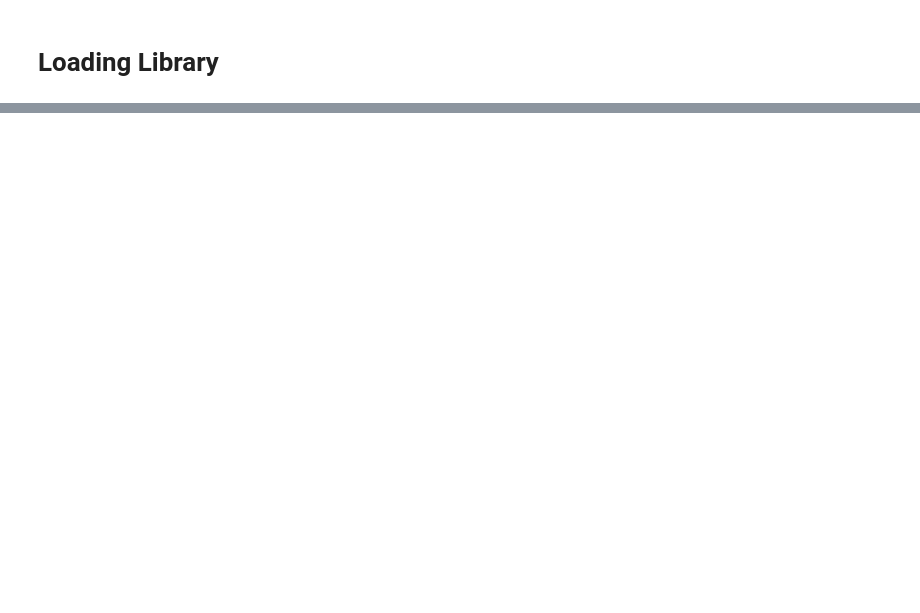
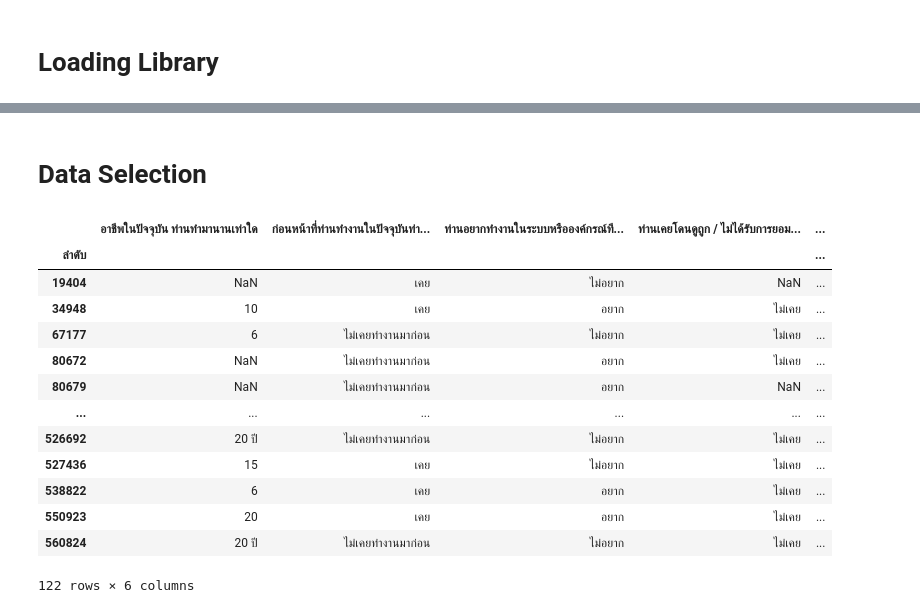
Before and after one commit to PoomTheerapat/National-Job-Survey, a Jupyter notebook: Testing-New-Variable-Message.ipynb, the cells around one changed output, grey strips where cells are left out. Saved outputs shown, nothing was run; the diff lists cells and outputs as text; code cells hidden in the pictures; blank space fills up the shorter version.

```diff
--- a/Data Preparation.ipynb
+++ b/Testing-New-Variable-Message.ipynb
@@ -62,0 +71,24 @@ with pd.option_context('display.max_rows', 100):
+# %% [markdown]
+# Data Selection
+# %%
+data = data[["อาชีพในปัจจุบัน ท่านทำมานานเท่าใด", "ก่อนหน้าที่ท่านทำงานในปัจจุบันท่านเคยทำงาน/ประกอบอาชีพหรือไม่",
+      "ท่านอยากทำงานในระบบหรือองค์กรณ์ที่มีระบบสวัสดิการหรือไม่", "ท่านเคยโดนดูถูก / ไม่ได้รับการยอมรับจากการทำงานหรือไม่",
+      "อะไรคือความสำเร็จในชีวิตการทำงานในอนาคตของท่าน", "อื่นๆ"]]
+
+massage = data[data["อื่นๆ"].str.contains("นวด", na=False)]
+display(massage)
+# %% [output]
+|  | อาชีพในปัจจุบัน ท่านทำมานานเท่าใด | ก่อนหน้าที่ท่านทำงานในปัจจุบันท่า... | ท่านอยากทำงานในระบบหรือองค์กรณ์ที... | ท่านเคยโดนดูถูก / ไม่ได้รับการยอม... | ... |
+| ลำดับ |  |  |  |  | ... |
+| 19404 | NaN | เคย | ไม่อยาก | NaN | ... |
+| 34948 | 10 | เคย | อยาก | ไม่เคย | ... |
+| 67177 | 6 | ไม่เคยทำงานมาก่อน | ไม่อยาก | ไม่เคย | ... |
+| 80672 | NaN | ไม่เคยทำงานมาก่อน | อยาก | ไม่เคย | ... |
+| 80679 | NaN | ไม่เคยทำงานมาก่อน | อยาก | NaN | ... |
+| ... | ... | ... | ... | ... | ... |
+| 526692 | 20 ปี | ไม่เคยทำงานมาก่อน | ไม่อยาก | ไม่เคย | ... |
+| 527436 | 15 | เคย | ไม่อยาก | ไม่เคย | ... |
+| 538822 | 6 | เคย | อยาก | ไม่เคย | ... |
+| 550923 | 20 | เคย | อยาก | ไม่เคย | ... |
+| 560824 | 20 ปี | ไม่เคยทำงานมาก่อน | ไม่อยาก | ไม่เคย | ... |
+122 rows × 6 columns
```
Also changed, not shown: parts of 6 cells of this notebook, 3 other files.
